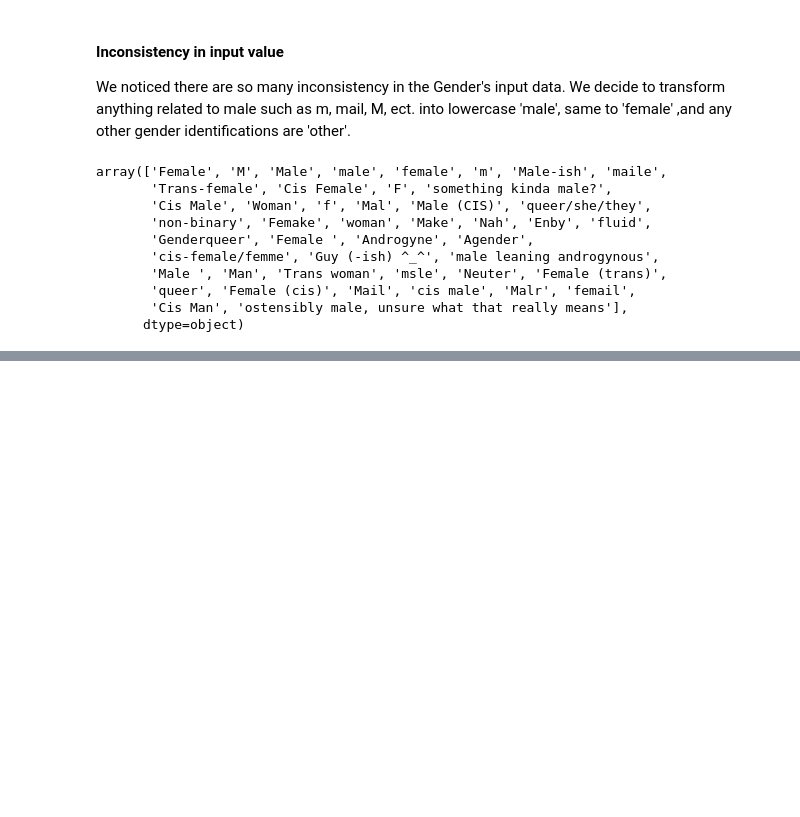
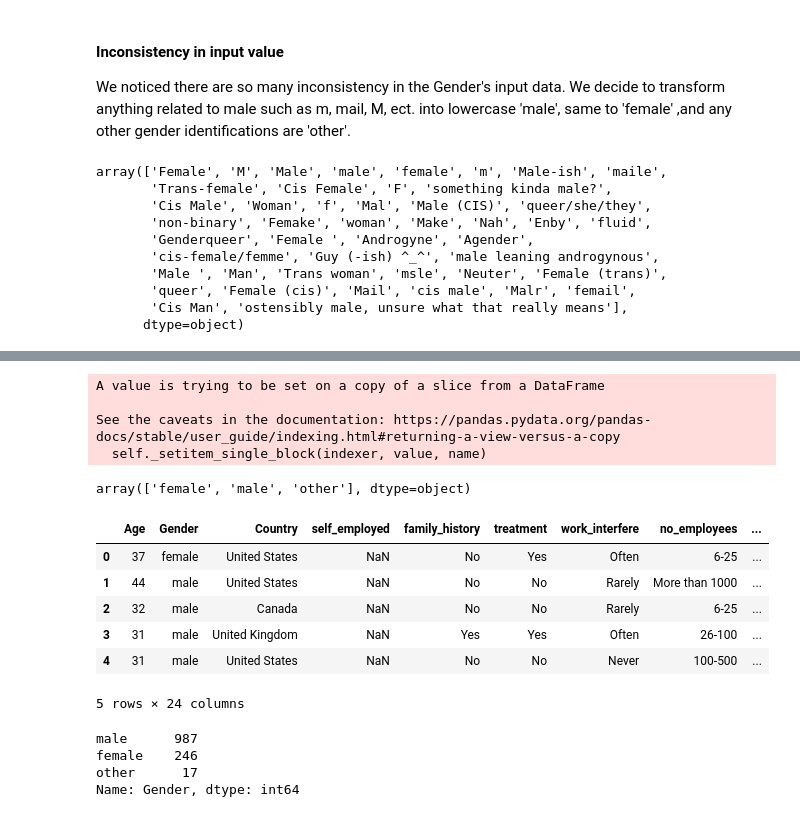
Before and after one commit to mexudi/Analysis-Mental-Health-in-Tech-Workplace, a Jupyter notebook: Data Analysis Project.ipynb, the cells around one changed output, grey strips where cells are left out. Saved outputs shown, nothing was run; the diff lists cells and outputs as text; code cells hidden in the pictures; blank space fills up the shorter version.

Commit message:
Fix: Clean Inconsistency in Input Value

```diff
--- a/Data Analysis Project.ipynb
+++ b/Data Analysis Project.ipynb
@@ -324,5 +299,0 @@ other = ['trans-female','queer/she/they','non-binary','nah', 'all', 'enby', 'flu
-# %%
-#Now let filter all the vlaue into three main values (male, female, other)
-df[df['Gender'].isin(male)] = 'male'
-df[df['Gender'].isin(female)] = 'female'
-df[df['Gender'].isin(other)] = 'other'
@@ -332,0 +324,32 @@ array(['female', 'male', 'other'], dtype=object)
+# %%
+#Now let filter all the vlaue into three main values (male, female, other)
+
+df.Gender.loc[df.Gender.isin(male)]= 'male'
+df.Gender.loc[df.Gender.isin(female)]= 'female'
+df.Gender.loc[df.Gender.isin(other)]= 'other'
+# %% [output]
+A value is trying to be set on a copy of a slice from a DataFrame
+
+See the caveats in the documentation: https://pandas.pydata.org/pandas-docs/stable/user_guide/indexing.html#returning-a-view-versus-a-copy
+  self._setitem_single_block(indexer, value, name)
+# %%
+df.Gender.unique()
+# %% [output]
+array(['female', 'male', 'other'], dtype=object)
+# %%
+df.head()
+# %% [output]
+|  | Age | Gender | Country | self_employed | family_history | treatment | work_interfere | no_employees | ... |
+| 0 | 37 | female | United States | NaN | No | Yes | Often | 6-25 | ... |
+| 1 | 44 | male | United States | NaN | No | No | Rarely | More than 1000 | ... |
+| 2 | 32 | male | Canada | NaN | No | No | Rarely | 6-25 | ... |
+| 3 | 31 | male | United Kingdom | NaN | Yes | Yes | Often | 26-100 | ... |
+| 4 | 31 | male | United States | NaN | No | No | Never | 100-500 | ... |
+5 rows × 24 columns
+# %%
+df.Gender.value_counts()
+# %% [output]
+male      987
+female    246
+other      17
+Name: Gender, dtype: int64
```
Also changed, not shown: parts of 9 cells of this notebook.
